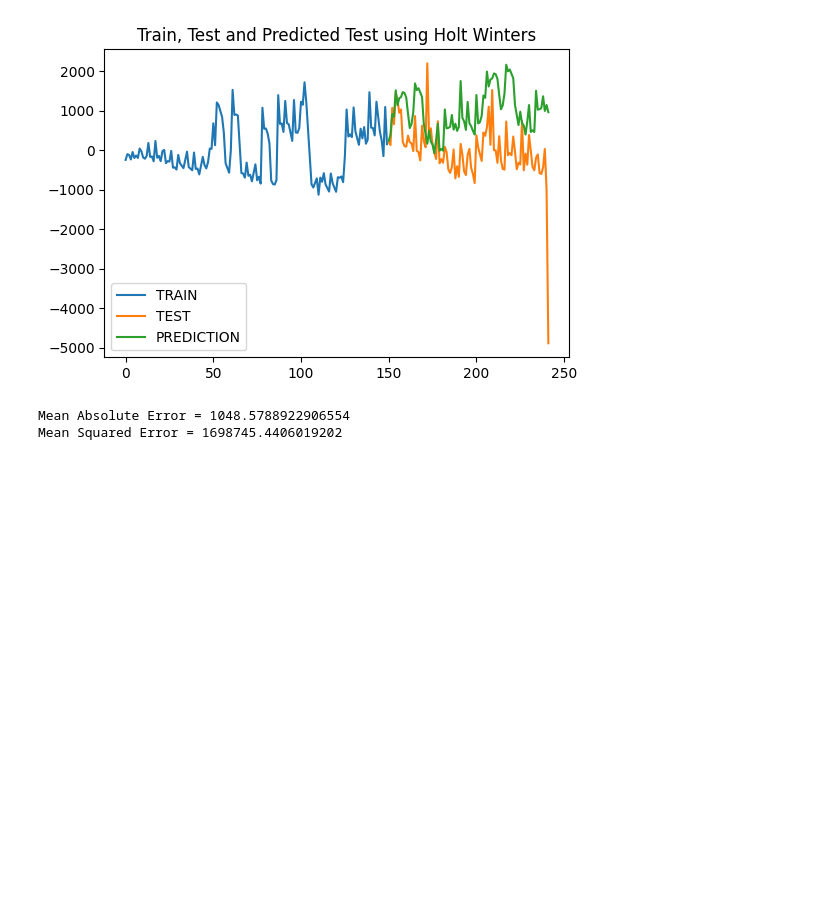
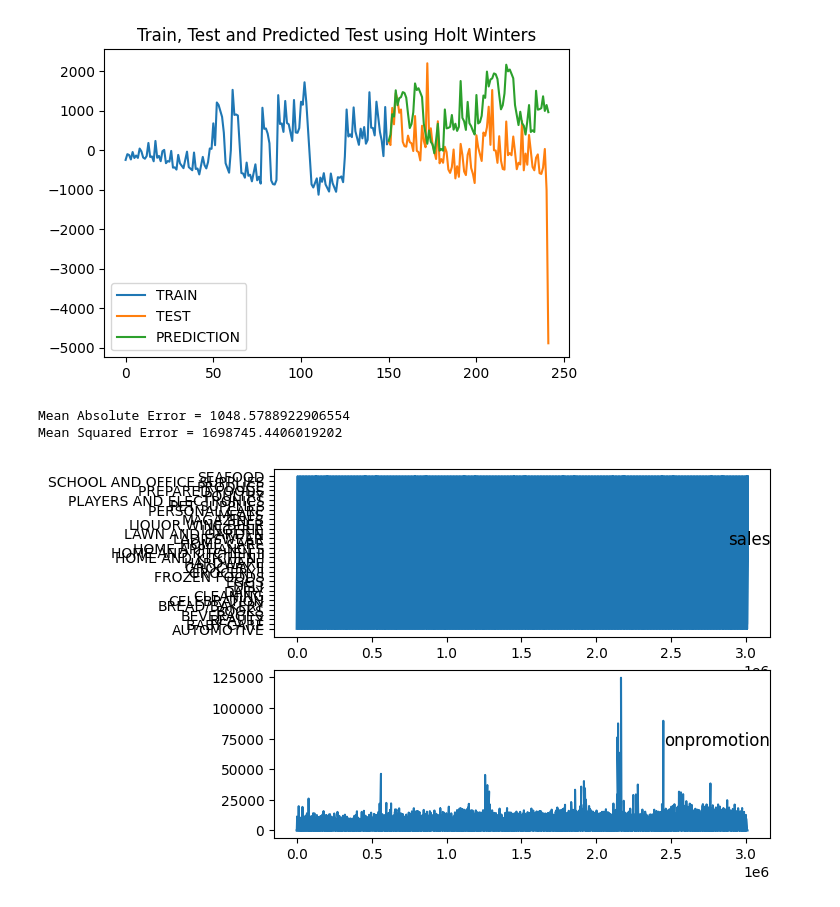
Before and after one commit to kwasichrappah/Time_series_analysis, a Jupyter notebook: sales_forecast.ipynb, the cells around one changed output. Cells and saved outputs as stored; diff of their text form; code cells hidden in the pictures; blank space fills up the shorter version.

```diff
--- a/sales_forecast.ipynb
+++ b/sales_forecast.ipynb
@@ -1393,5 +1393,23 @@ print(f'Mean Squared Error = {mean_squared_error(test,test_predictions)}')
 # %% [output]
 Mean Absolute Error = 1048.5788922906554
 Mean Squared Error = 1698745.4406019202
+# %%
+from pandas import read_csv
+from matplotlib import pyplot
+# load dataset
+####Add holiday
+values = store_sales_df.values
+# specify columns to plot
+groups = [2,3]
+i = 1
+# plot each column
+pyplot.figure()
+for group in groups:
+ pyplot.subplot(len(groups), 1, i)
+ pyplot.plot(values[:, group])
+ pyplot.title(train_copy.columns[group], y=0.5, loc='right')
+ i += 1
+# %% [output]
+[figure, added]
 # %%
 #xgboost
```
